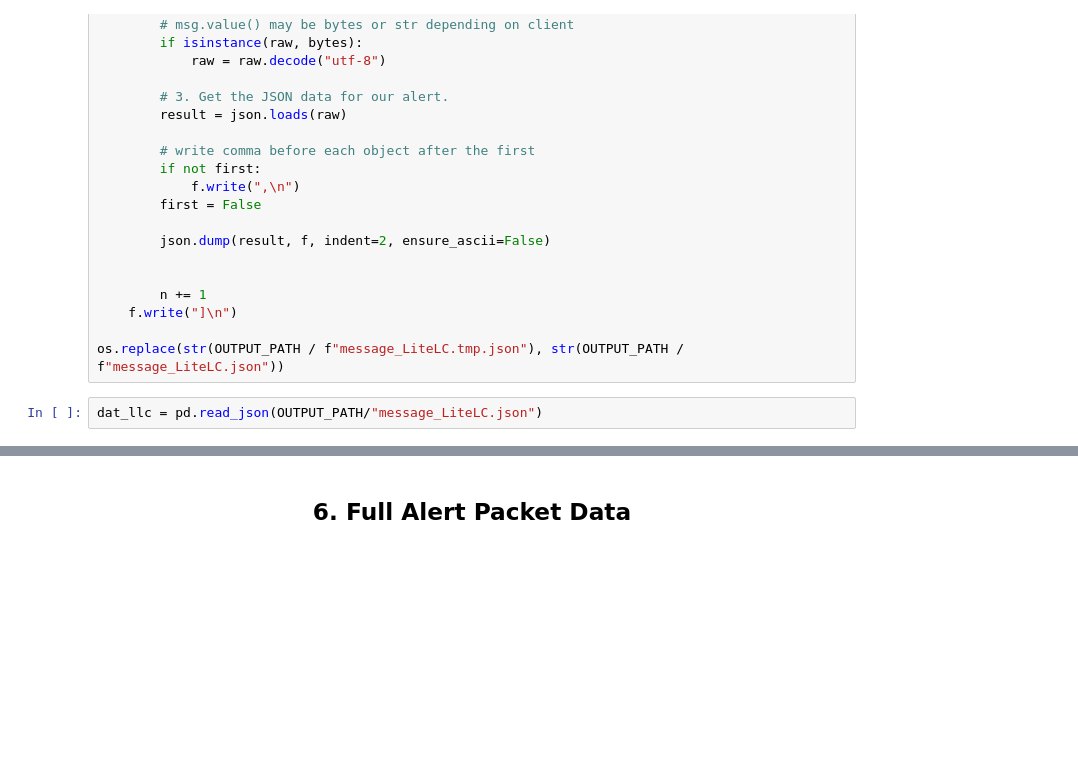
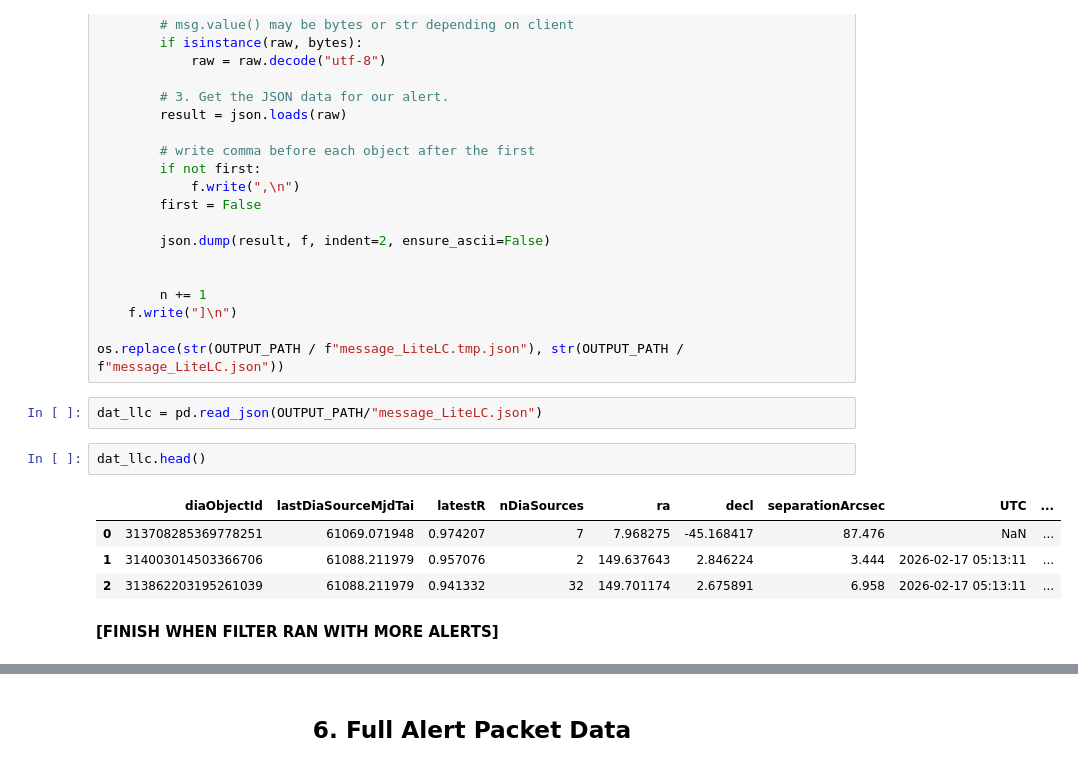
Before and after one commit to lsst-uk/lasair-lsst-examples, a Jupyter notebook: notebooks/KAFKA_Listen_to_Alerts.ipynb, the cells around one changed output, grey strips where cells are left out. Drawn from its saved outputs; the diff is of its cells as text; blank space fills up the shorter version.

```diff
--- a/notebooks/KAFKA_Listen_to_Alerts.ipynb
+++ b/notebooks/KAFKA_Listen_to_Alerts.ipynb
@@ -280,3 +323,12 @@ with open(OUTPUT_PATH / f"message_LiteLC.tmp.json", "w", encoding="utf-8") as f:
 os.replace(str(OUTPUT_PATH / f"message_LiteLC.tmp.json"), str(OUTPUT_PATH / f"message_LiteLC.json"))
 # %%
 dat_llc = pd.read_json(OUTPUT_PATH/"message_LiteLC.json")
+# %%
+dat_llc.head()
+# %% [output]
+|  | diaObjectId | lastDiaSourceMjdTai | latestR | nDiaSources | ra | decl | separationArcsec | UTC | ... |
+| 0 | 313708285369778251 | 61069.071948 | 0.974207 | 7 | 7.968275 | -45.168417 | 87.476 | NaN | ... |
+| 1 | 314003014503366706 | 61088.211979 | 0.957076 | 2 | 149.637643 | 2.846224 | 3.444 | 2026-02-17 05:13:11 | ... |
+| 2 | 313862203195261039 | 61088.211979 | 0.941332 | 32 | 149.701174 | 2.675891 | 6.958 | 2026-02-17 05:13:11 | ... |
+# %% [markdown]
+**[FINISH WHEN FILTER RAN WITH MORE ALERTS]**
```
Also changed, not shown: parts of 31 cells of this notebook, 1 other file.
